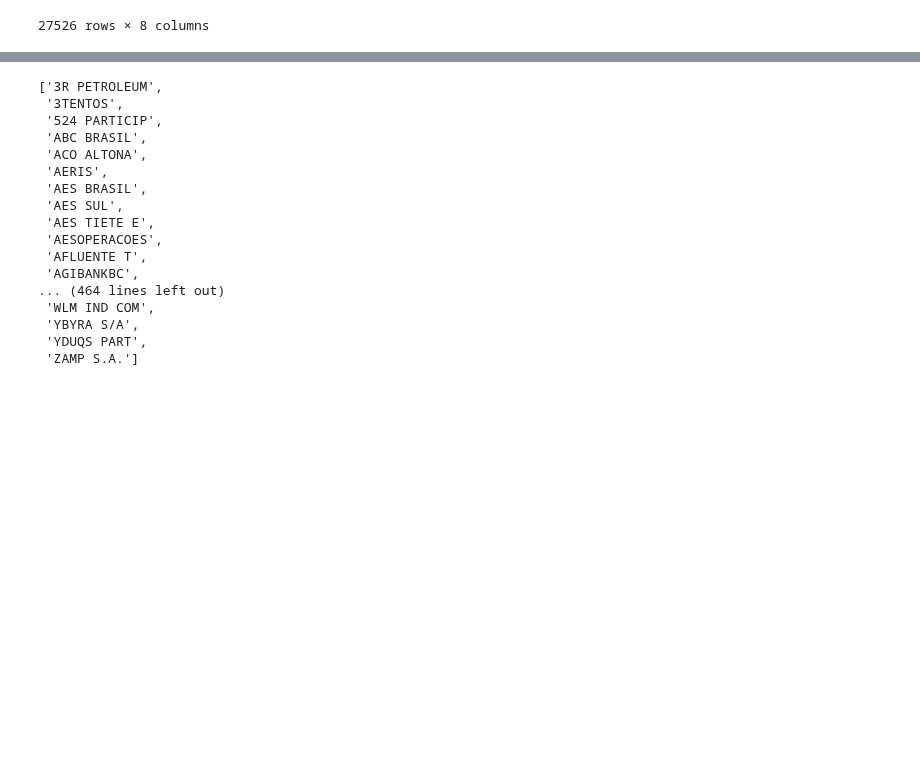
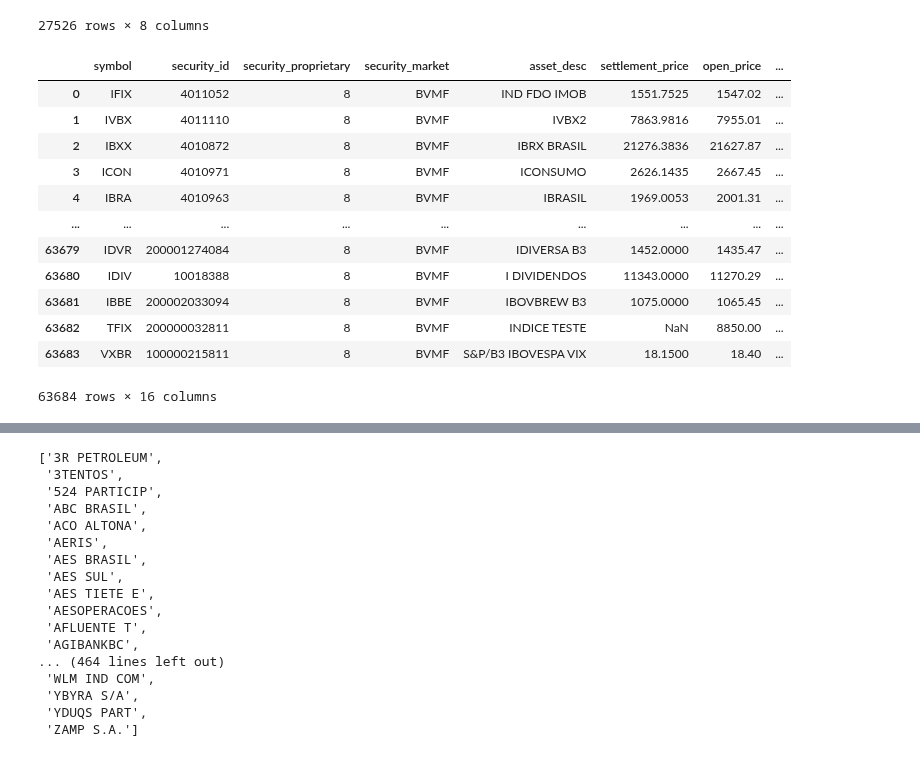
Before and after one commit to wilsonfreitas/brasa, a Jupyter notebook: notebooks/test-downloaders.ipynb, the cells around one changed output, grey strips where cells are left out. Saved outputs shown, nothing was run; the diff lists cells and outputs as text; code cells hidden in the pictures; blank space fills up the shorter version.

Commit message:
fix(notebooks): update execution counts and add new dataset tests in test-downloaders notebook

```diff
--- a/notebooks/test-downloaders.ipynb
+++ b/notebooks/test-downloaders.ipynb
@@ -88,3 +88,20 @@ tb.to_pandas()
 | 27524 | ZAR | H26 | 3175.345 | 3164.529 | -10.816 | 378.56 | 2025-11-28 | ZARH26 |
 | 27525 | ZAR | J26 | 3188.642 | 3177.653 | -10.989 | 384.61 | 2025-11-28 | ZARJ26 |
 27526 rows × 8 columns
+# %%
+tb = brasa.get_dataset("b3-bvbg087-indexes_info").to_table()
+tb.to_pandas()
+# %% [output]
+|  | symbol | security_id | security_proprietary | security_market | asset_desc | settlement_price | open_price | ... |
+| 0 | IFIX | 4011052 | 8 | BVMF | IND FDO IMOB | 1551.7525 | 1547.02 | ... |
+| 1 | IVBX | 4011110 | 8 | BVMF | IVBX2 | 7863.9816 | 7955.01 | ... |
+| 2 | IBXX | 4010872 | 8 | BVMF | IBRX BRASIL | 21276.3836 | 21627.87 | ... |
+| 3 | ICON | 4010971 | 8 | BVMF | ICONSUMO | 2626.1435 | 2667.45 | ... |
+| 4 | IBRA | 4010963 | 8 | BVMF | IBRASIL | 1969.0053 | 2001.31 | ... |
+| ... | ... | ... | ... | ... | ... | ... | ... | ... |
+| 63679 | IDVR | 200001274084 | 8 | BVMF | IDIVERSA B3 | 1452.0000 | 1435.47 | ... |
+| 63680 | IDIV | 10018388 | 8 | BVMF | I DIVIDENDOS | 11343.0000 | 11270.29 | ... |
+| 63681 | IBBE | 200002033094 | 8 | BVMF | IBOVBREW B3 | 1075.0000 | 1065.45 | ... |
+| 63682 | TFIX | 200000032811 | 8 | BVMF | INDICE TESTE | NaN | 8850.00 | ... |
+| 63683 | VXBR | 100000215811 | 8 | BVMF | S&P/B3 IBOVESPA VIX | 18.1500 | 18.40 | ... |
+63684 rows × 16 columns
```
Also changed, not shown: parts of 1 cell of this notebook.
